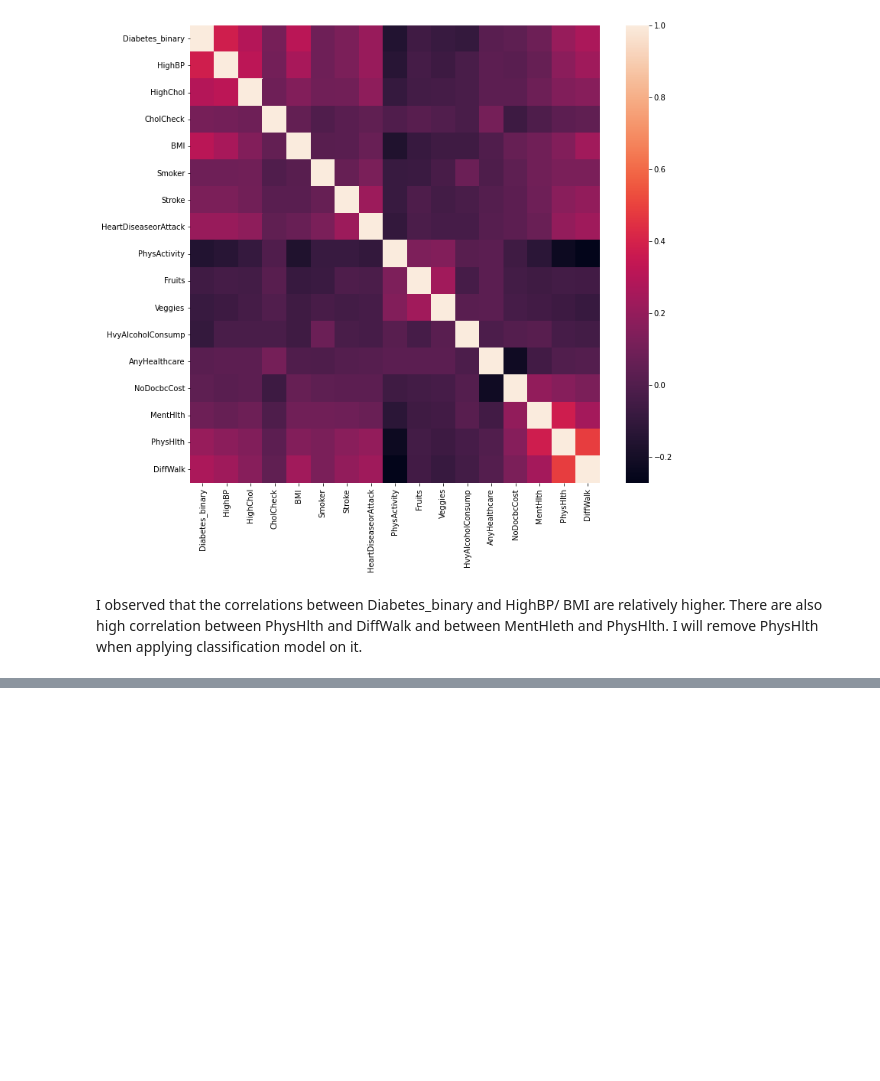
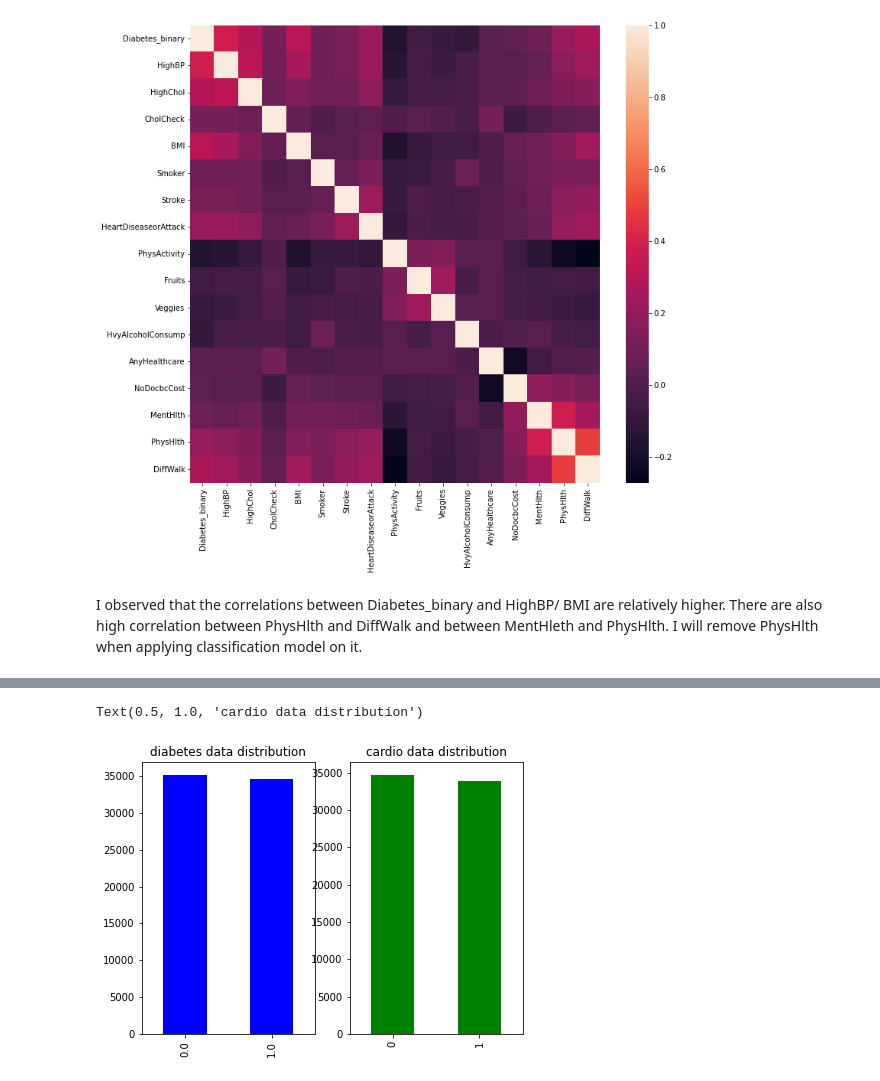
Before and after one commit to GavinHHE/GavinHHE.github.io, a Jupyter notebook: Cardio_Vascular_Disease_Proj.ipynb, the cells around one changed output, grey strips where cells are left out. Drawn from its saved outputs; the diff is of its cells as text; code cells hidden in the pictures; blank space fills up the shorter version.

Commit message:
ProjNew second commit

```diff
--- a/Cardio_Vascular_Disease_Proj.ipynb
+++ b/Cardio_Vascular_Disease_Proj.ipynb
@@ -65,7 +67,7 @@ import matplotlib.pyplot as plt
 from IPython.core.display import display, HTML
 display(HTML("<style>.container { width:95% !important; }</style>"))
 # %%
-Health_df= pd.read_csv('../newProj/PLACES__Local_Data_for_Better_Health__Census_Tract_Data_2020_release.csv',low_memory=False)
+Health_df= pd.read_csv('C:/Users/hehan/Desktop/cmps3160/proj/finalProj/PLACES_Data_for_Better_Health_Data_2020.csv',low_memory=False)
 # %%
 ## take rows that are related to HBP only
 BloodPressure_df = Health_df[Health_df.Short_Question_Text=='High Blood Pressure'].copy()
@@ -209,7 +194,7 @@ Physical activity | Subjective Feature | active | binary |
 
 Presence or absence of cardiovascular disease | Target Variable | cardio | binary |
 # %%
-Disease_df= pd.read_csv('../newProj/cardio_disease.csv',';')
+Disease_df= pd.read_csv('C:/Users/hehan/Desktop/cmps3160/proj/finalProj/GavinHHE.github.io/cardio_disease.csv',';')
 Disease_df
 # %% [output]
 |  | id | age | gender | height | weight | ap_hi | ap_lo | cholesterol | gluc | smoke | alco | ... |
@@ -493,5 +477,5 @@ I also created a heatmap to show the correlation between variables. The disease
 # %%
-diabetes_df= pd.read_csv('../newProj/diabetes_5050split_health_BRFSS2015.csv')
+diabetes_df= pd.read_csv('C:/Users/hehan/Desktop/cmps3160/proj/finalProj/GavinHHE.github.io/diabetes_5050split_health_BRFSS2015.csv')
 diabetes_df
 # %% [output]
 |  | Diabetes_binary | HighBP | HighChol | CholCheck | BMI | Smoker | Stroke | HeartDiseaseorAttack | ... |
@@ -610,0 +607,11 @@ I observed that the correlations between Diabetes_binary and HighBP/ BMI are rel
+# %%
+figure = plt.figure(figsize=(18,5))
+plt.subplot(1,5,1)
+ax2 = diabetes_df.Diabetes_binary.value_counts().plot.bar(color ='blue')
+plt.title('diabetes data distribution')
+plt.subplot(1,5,2)
+ax2 = Disease_dfCleaned.cardio.value_counts().plot.bar(color ='green')
+plt.title('cardio data distribution')
+# %% [output]
+Text(0.5, 1.0, 'cardio data distribution')
+[figure, added]
```
Also changed, not shown: parts of 6 cells of this notebook, 1 other file.
